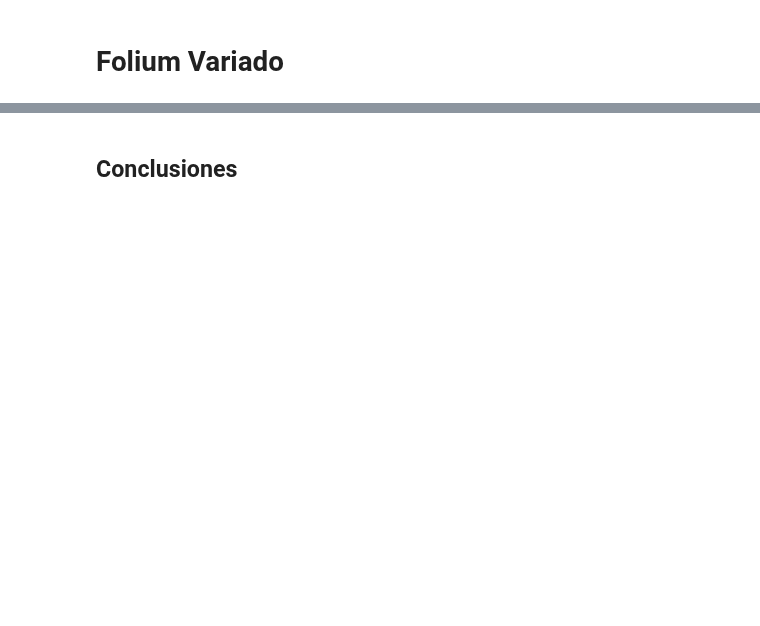
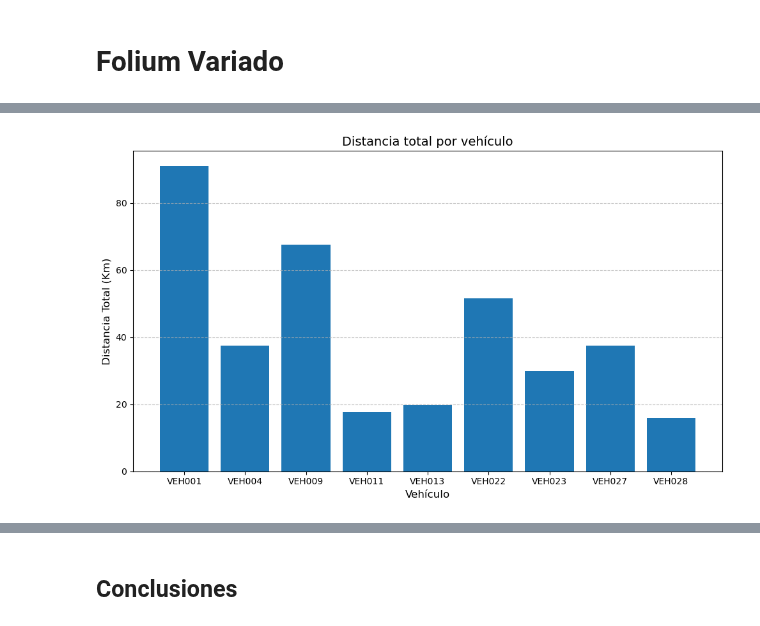
Before and after one commit to marialeang2/Proyecto1_MOS, a Jupyter notebook: modelos/caso3.ipynb, the cells around one changed output, grey strips where cells are left out. Drawn from its saved outputs; the diff is of its cells as text; code cells hidden in the pictures; blank space fills up the shorter version.

```diff
--- a/modelos/caso3.ipynb
+++ b/modelos/caso3.ipynb
@@ -1045,0 +1083,15 @@ m
+# %%
+# Crear gráfica de barras a partir de la distancia total
+plt.figure(figsize=(10, 6))
+plt.bar(df_caso3['VehicleId'], df_caso3['TotalDistance'])
+
+plt.title('Distancia total por vehículo', fontsize=14)
+plt.xlabel('Vehículo', fontsize=12)
+plt.ylabel('Distancia Total (Km)', fontsize=12)
+plt.grid(axis='y', linestyle='--', alpha=0.7)
+
+# Mostrar la gráfica
+plt.tight_layout()
+plt.show()
+# %% [output]
+[figure, added]
```
Also changed, not shown: parts of 12 cells of this notebook, 2 other files.
